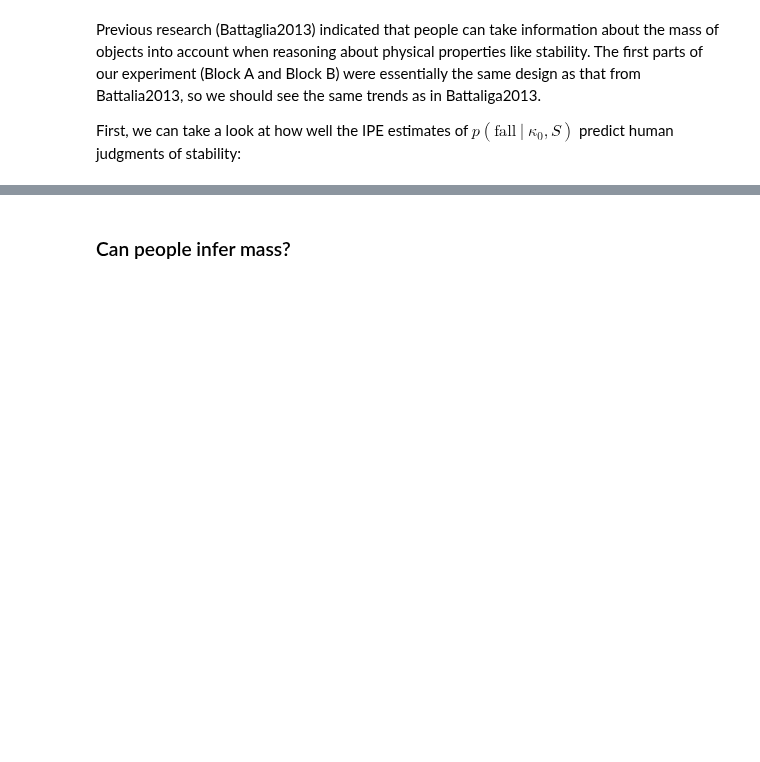
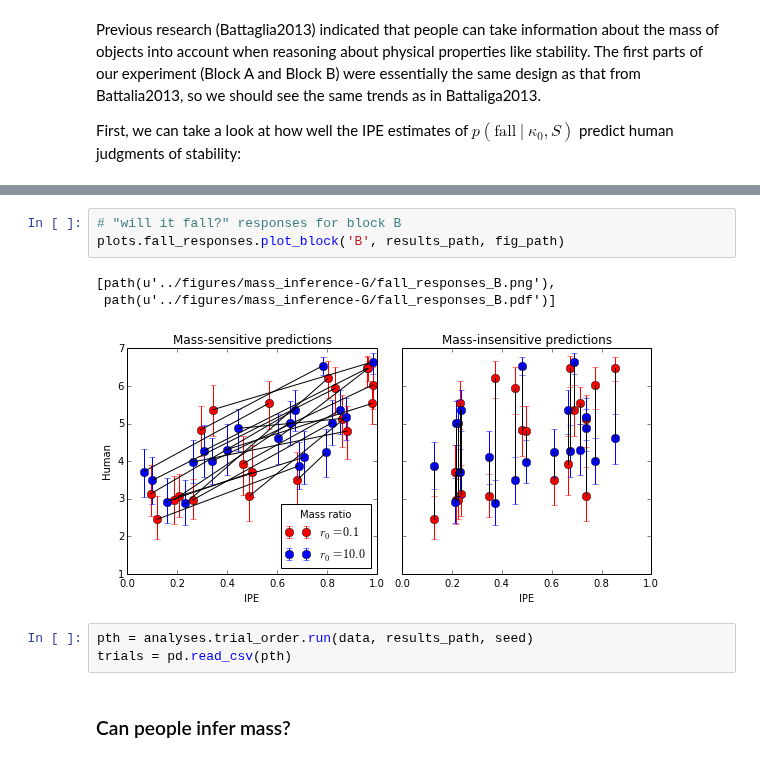
Before and after one commit to berkeley-cocosci/mass-inference, a Jupyter notebook: analysis/analysis.ipynb, the cells around one changed output, grey strips where cells are left out. Drawn from its saved outputs; the diff is of its cells as text; blank space fills up the shorter version.

```diff
--- a/analysis/analysis.ipynb
+++ b/analysis/analysis.ipynb
@@ -96,3 +112,13 @@ First, we can take a look at how well the IPE estimates of $p(\mathrm{fall}\ \ve
+# %%
+# "will it fall?" responses for block B
+plots.fall_responses.plot_block('B', results_path, fig_path)
+# %% [output]
+[path(u'../figures/mass_inference-G/fall_responses_B.png'),
+ path(u'../figures/mass_inference-G/fall_responses_B.pdf')]
+[figure, added]
+# %%
+pth = analyses.trial_order.run(data, results_path, seed)
+trials = pd.read_csv(pth)
 # %% [markdown]
 ### Can people infer mass?
 # %% [markdown]
```
Also changed, not shown: parts of 4 cells of this notebook.
